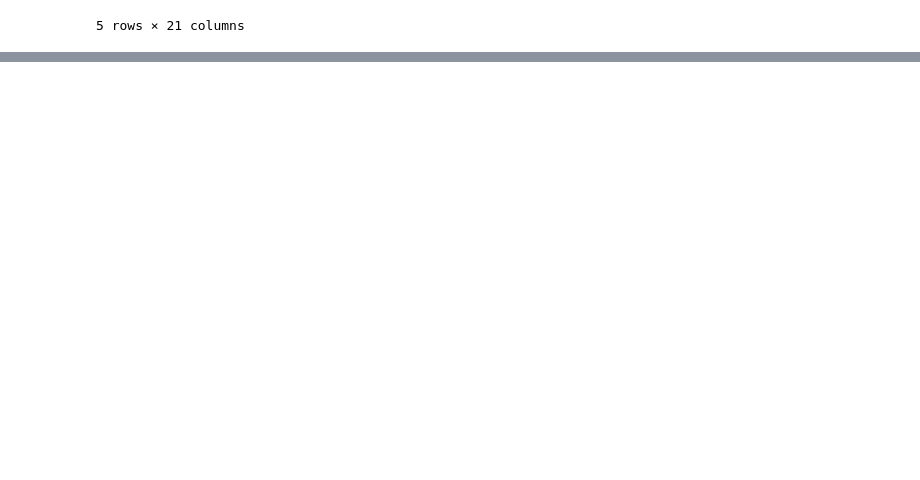
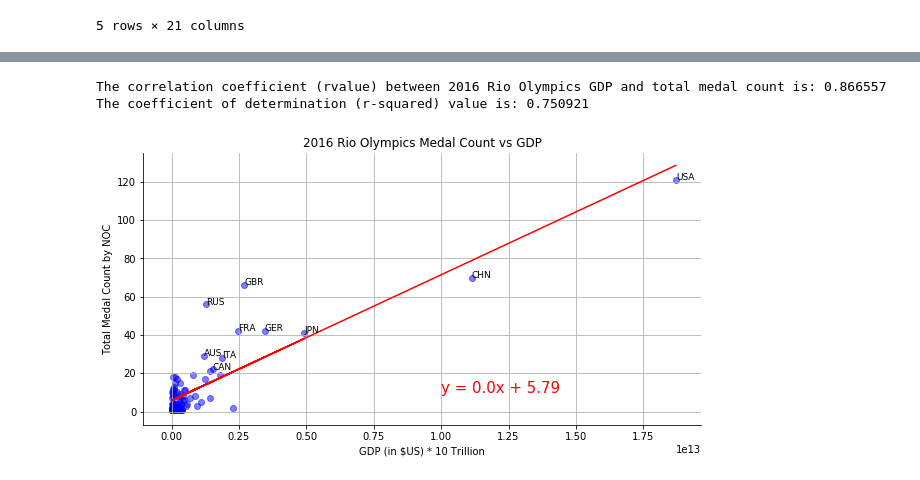
Before and after one commit to tysorensen/project1-group1, a Jupyter notebook: Interactive_Test.ipynb, the cells around one changed output, grey strips where cells are left out. Cells and saved outputs as stored; diff of their text form; code cells hidden in the pictures; blank space fills up the shorter version.

Commit message:
Created Functions DF,Regression,Scatterplot

```diff
--- a/Interactive_Test.ipynb
+++ b/Interactive_Test.ipynb
@@ -108,13 +66,0 @@ dtype: object
-# %%
-# Attempting to create a function to filter Olympic data by year
-column = ['Year']
-equal = ['==']
-condition = [2016]
-
-def olympic_year_medal_count():
-    query = ' & '.join(f'{i} {j} {repr(k)}' for i, j, k in zip(column, equal, condition))
-    df = summer_olympics.query(query).dropna(how="any").drop_duplicates(subset=['Event', 'NOC', 'Medal']).NOC.value_counts().to_frame(name = "Medal_Count").reset_index().head()
-    gdp_df = gdp_data.loc[: , ["NOC", condition]]
-    return
-
-olympic_year_medal_count()
@@ -188,0 +128,21 @@ The coefficient of determination (r-squared) value is: 0.750921
+# %%
+# Manipulate data to pass into functions (change lines 5,6 and 8)
+
+column = ['Year']
+equal = ['==']
+condition = ["2016"]                                           # Change this year
+olympic_year = "2016 Rio Olympics"                             # Change year/olympic city
+merge_df = olympic_year_medal_count(column, equal, condition)
+x_values = merge_df["2016"]                                    # Change GDP year
+y_values = merge_df["Medal_Count"]
+label = merge_df["NOC"]
+
+regress, line = regression(x_values, y_values)
+
+# Calling functions
+# olympic_year_medal_count()  - calling this function is not doing anything because I'm storing it in merge_df variable
+scatterplot(merge_df, x_values, y_values, regress, line)
+# %% [output]
+The correlation coefficient (rvalue) between 2016 Rio Olympics GDP and total medal count is: 0.866557
+The coefficient of determination (r-squared) value is: 0.750921
+[figure, added]
```
Also changed, not shown: parts of 6 cells of this notebook.
